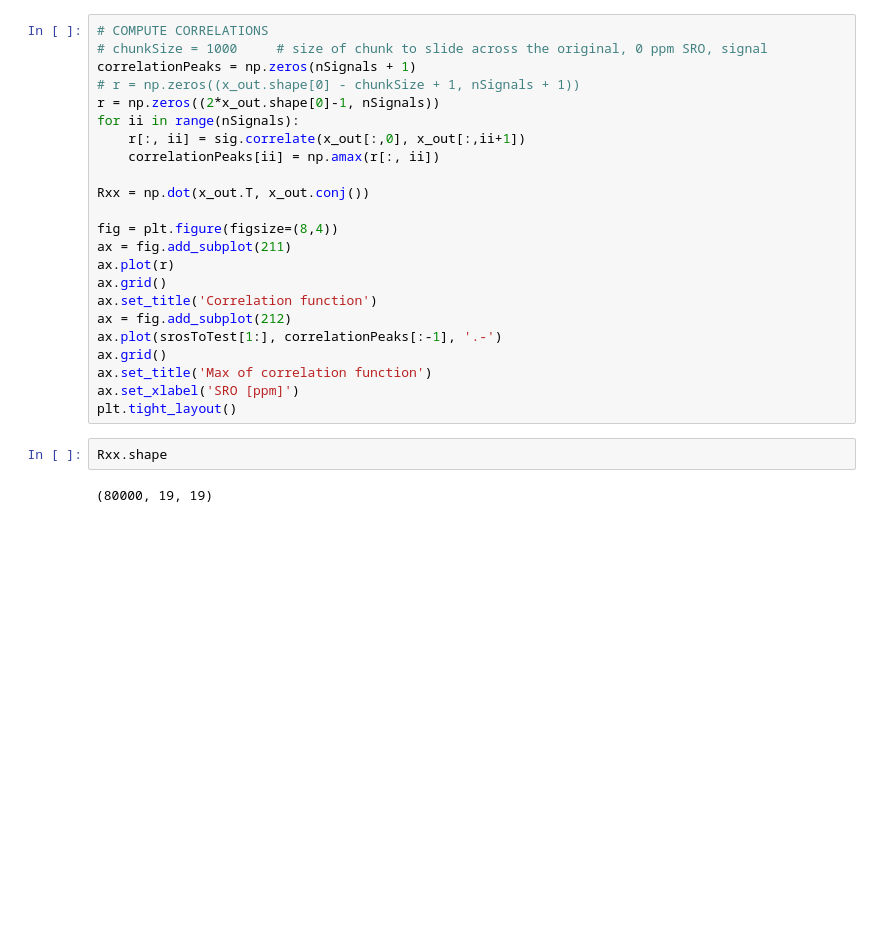
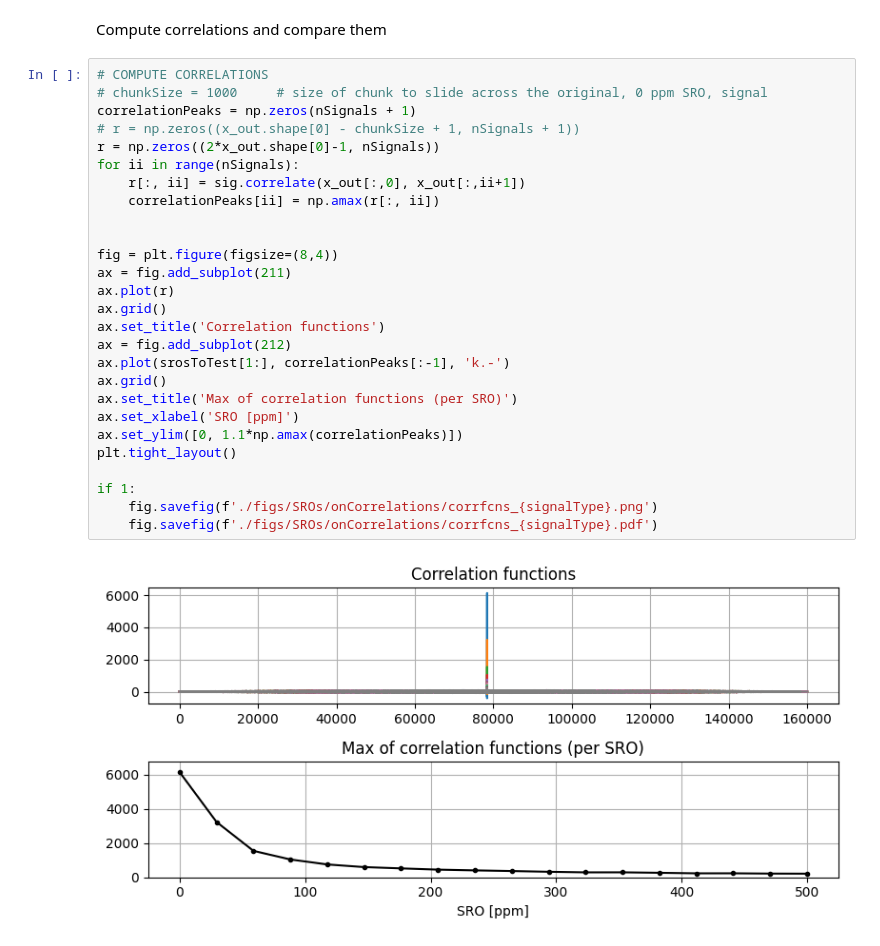
Before and after one commit to p-didier/sounds-phd, a Jupyter notebook: 01_algorithms/01_NR/02_distributed/dev/sros_tests.ipynb, the cells around one changed output. Drawn from its saved outputs; the diff is of its cells as text; blank space fills up the shorter version.

```diff
--- a/01_algorithms/01_NR/02_distributed/dev/sros_tests.ipynb
+++ b/01_algorithms/01_NR/02_distributed/dev/sros_tests.ipynb
@@ -81,27 +93,31 @@ plt.show()
+# %% [markdown]
+Compute correlations and compare them
 # %%
 # COMPUTE CORRELATIONS
 # chunkSize = 1000     # size of chunk to slide across the original, 0 ppm SRO, signal
 correlationPeaks = np.zeros(nSignals + 1)
 # r = np.zeros((x_out.shape[0] - chunkSize + 1, nSignals + 1))
 r = np.zeros((2*x_out.shape[0]-1, nSignals))
 for ii in range(nSignals):
     r[:, ii] = sig.correlate(x_out[:,0], x_out[:,ii+1])
     correlationPeaks[ii] = np.amax(r[:, ii])
 
-Rxx = np.dot(x_out.T, x_out.conj())
 
 fig = plt.figure(figsize=(8,4))
 ax = fig.add_subplot(211)
 ax.plot(r)
 ax.grid()
-ax.set_title('Correlation function')
+ax.set_title('Correlation functions')
 ax = fig.add_subplot(212)
-ax.plot(srosToTest[1:], correlationPeaks[:-1], '.-')
+ax.plot(srosToTest[1:], correlationPeaks[:-1], 'k.-')
 ax.grid()
-ax.set_title('Max of correlation function')
+ax.set_title('Max of correlation functions (per SRO)')
 ax.set_xlabel('SRO [ppm]')
+ax.set_ylim([0, 1.1*np.amax(correlationPeaks)])
 plt.tight_layout()
+
+if 1:
+    fig.savefig(f'./figs/SROs/onCorrelations/corrfcns_{signalType}.png')
+    fig.savefig(f'./figs/SROs/onCorrelations/corrfcns_{signalType}.pdf')
+# %% [output]
+[figure, added]
-# %%
-Rxx.shape
-# %% [output]
-(80000, 19, 19)
```
Also changed, not shown: parts of 9 cells of this notebook.
